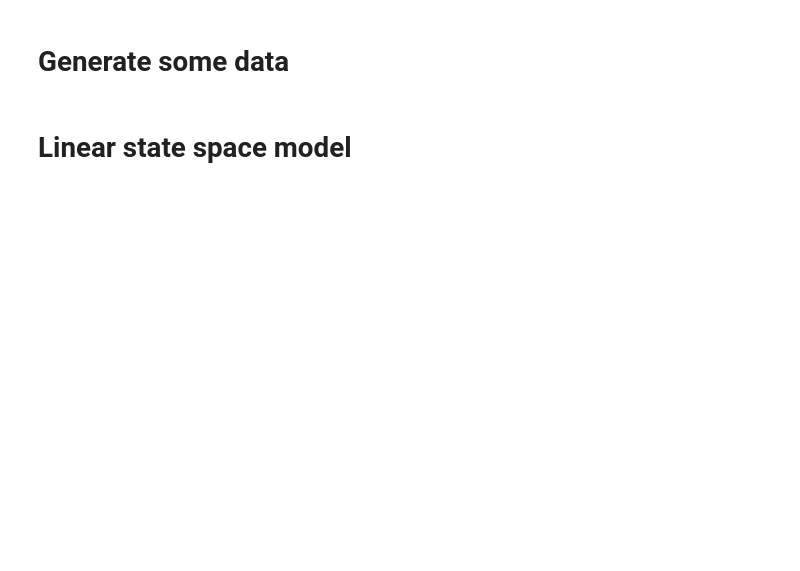
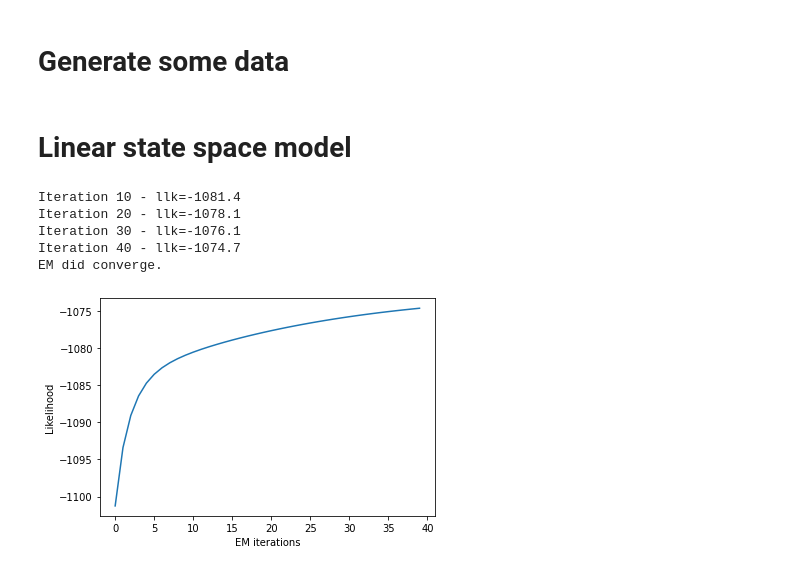
Before and after one commit to christiando/gaussian-toolbox, a Jupyter notebook: notebooks/timeseries/SSMExamples.ipynb, the cells around one changed output. Cells and saved outputs as stored; diff of their text form; code cells hidden in the pictures; blank space fills up the shorter version.

```diff
--- a/notebooks/timeseries/SSMExamples.ipynb
+++ b/notebooks/timeseries/SSMExamples.ipynb
@@ -15,7 +16,7 @@ from ssm_em import StateSpaceEM
 T = 1000
 trange = numpy.arange(T)
 Dx = 2
-Dz = 2
+Dz = 1
 X = numpy.empty((T,Dx))
 X[:,0] = numpy.sin(trange / 20)
 X[:,1] = numpy.sin(trange / 10)
@@ -30,0 +34,13 @@ om.pca_init(X)
+# %%
+ssm_em1.run()
+pyplot.plot(ssm_em1.llk_list[1:])
+pyplot.xlabel('EM iterations')
+pyplot.ylabel('Likelihood')
+pyplot.show()
+# %% [output]
+Iteration 10 - llk=-1081.4
+Iteration 20 - llk=-1078.1
+Iteration 30 - llk=-1076.1
+Iteration 40 - llk=-1074.7
+EM did converge.
+[figure, added]
```
Also changed, not shown: parts of 36 cells of this notebook, 1 other file.
